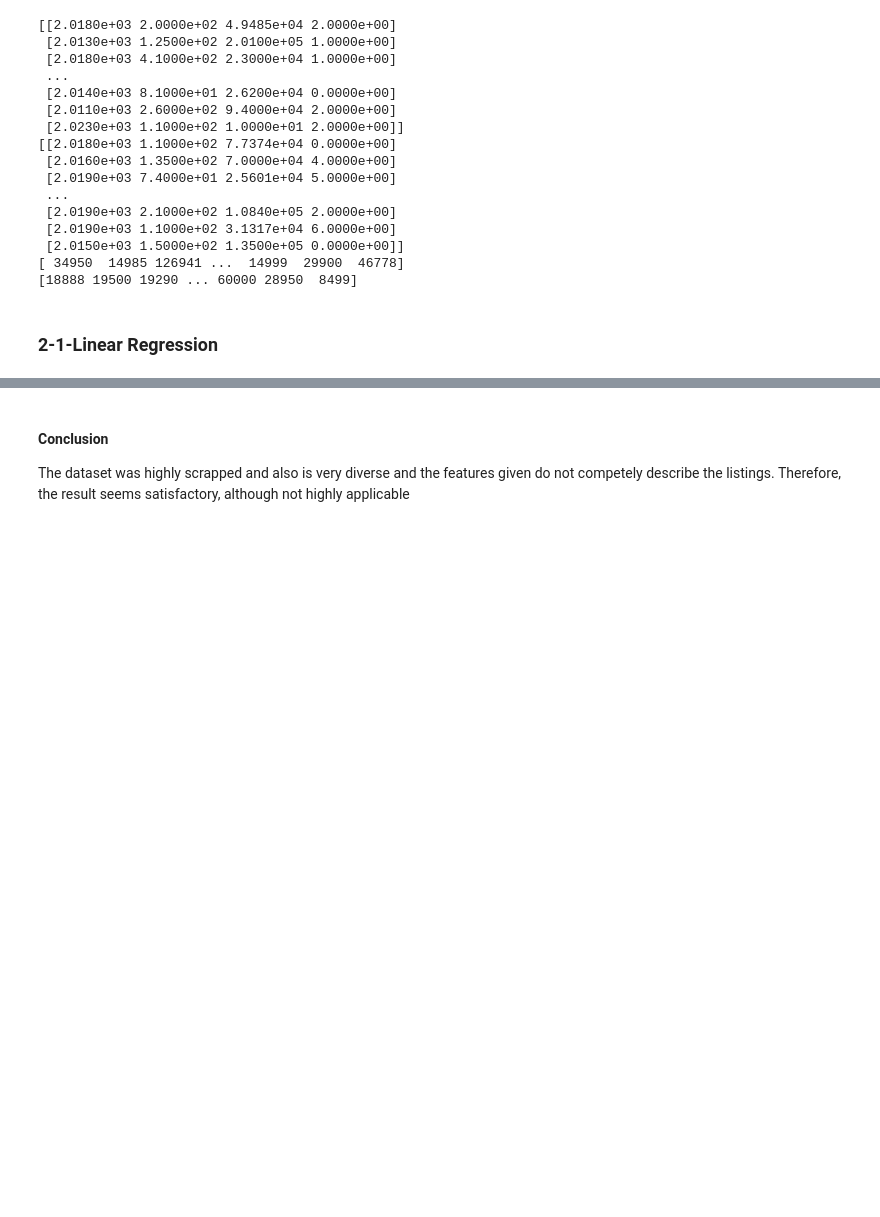
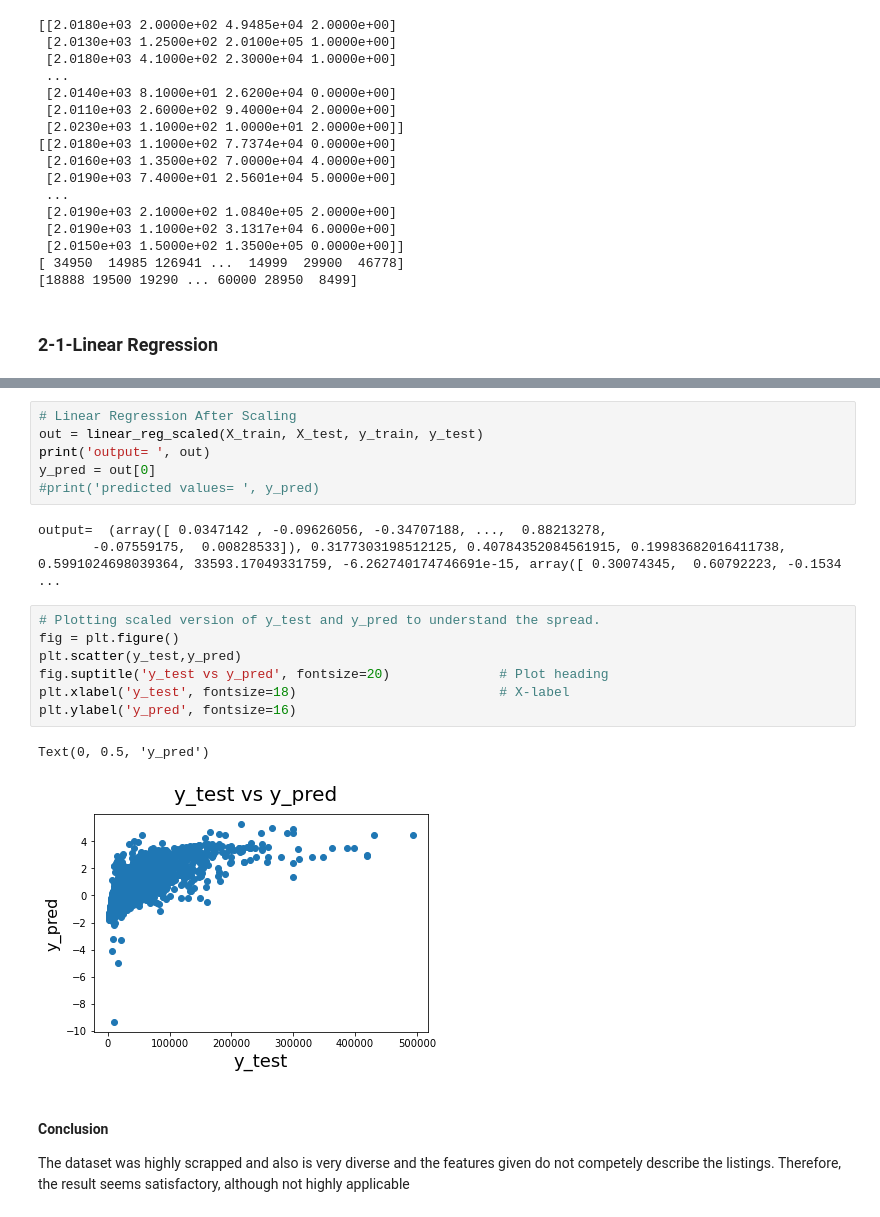
Before and after one commit to rahkooy/Car_Price_Prediction, a Jupyter notebook: car_price_prediction.ipynb, the cells around one changed output, grey strips where cells are left out. Cells and saved outputs as stored; diff of their text form; blank space fills up the shorter version.

```diff
--- a/car_price_prediction.ipynb
+++ b/car_price_prediction.ipynb
@@ -145,3 +140,22 @@ Text(0, 0.5, 'y_pred')
+# %%
+# Linear Regression After Scaling
+out = linear_reg_scaled(X_train, X_test, y_train, y_test)
+print('output= ', out)
+y_pred = out[0]
+#print('predicted values= ', y_pred)
+# %% [output]
+output=  (array([ 0.0347142 , -0.09626056, -0.34707188, ...,  0.88213278,
+       -0.07559175,  0.00828533]), 0.3177303198512125, 0.40784352084561915, 0.19983682016411738, 0.5991024698039364, 33593.17049331759, -6.262740174746691e-15, array([ 0.30074345,  0.60792223, -0.1534 ...
+# %%
+# Plotting scaled version of y_test and y_pred to understand the spread.
+fig = plt.figure()
+plt.scatter(y_test,y_pred)
+fig.suptitle('y_test vs y_pred', fontsize=20)              # Plot heading
+plt.xlabel('y_test', fontsize=18)                          # X-label
+plt.ylabel('y_pred', fontsize=16)
+# %% [output]
+Text(0, 0.5, 'y_pred')
+[figure, added]
 # %% [markdown]
 #### Conclusion
 
```
Also changed, not shown: parts of 12 cells of this notebook, 1 other file.
